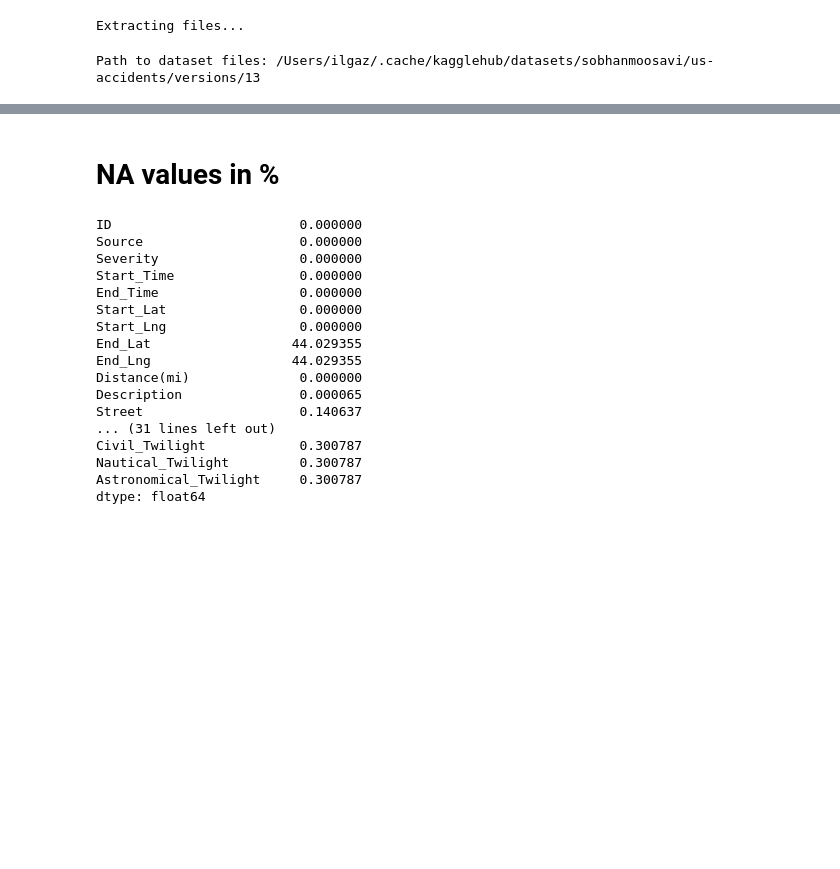
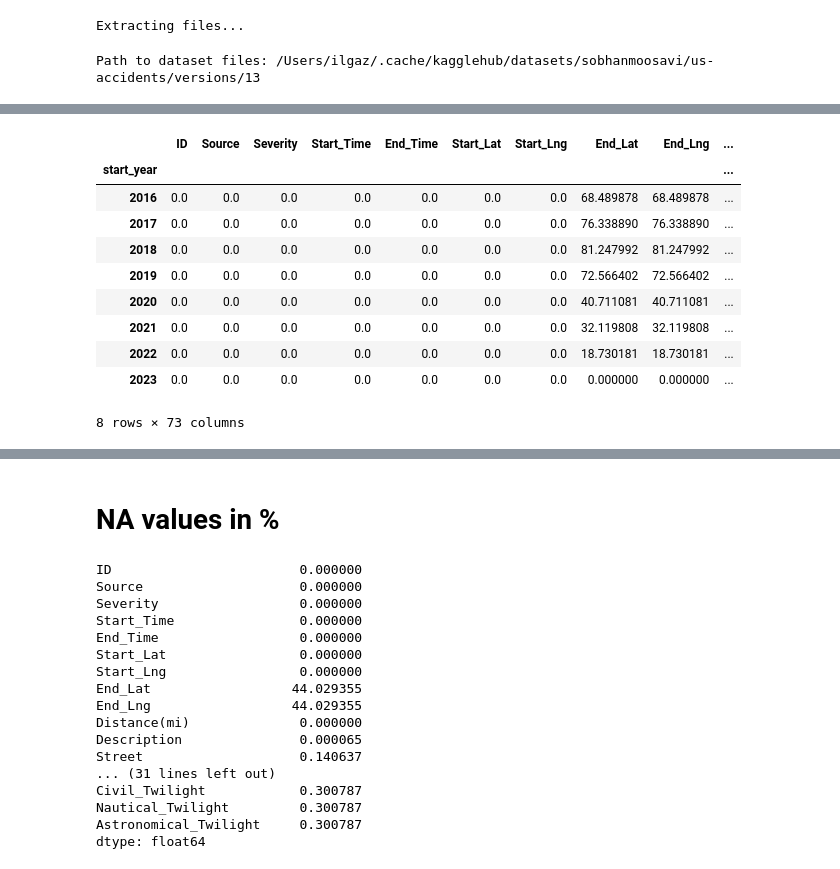
Before and after one commit to nazishatta/Accident-Severity-MLOps, a Jupyter notebook: US Accident.ipynb, the cells around one changed output, grey strips where cells are left out. Cells and saved outputs as stored; diff of their text form; code cells hidden in the pictures; blank space fills up the shorter version.

```diff
--- a/US Accident.ipynb
+++ b/US Accident.ipynb
@@ -30,0 +146,16 @@ df = pd.read_csv(full_csv_path)
+# %%
+# Missing % by year for ALL columns
+missing_by_year = df.groupby('start_year').apply(lambda x: x.isna().mean() * 100)
+missing_by_year
+# %% [output]
+|  | ID | Source | Severity | Start_Time | End_Time | Start_Lat | Start_Lng | End_Lat | End_Lng | ... |
+| start_year |  |  |  |  |  |  |  |  |  | ... |
+| 2016 | 0.0 | 0.0 | 0.0 | 0.0 | 0.0 | 0.0 | 0.0 | 68.489878 | 68.489878 | ... |
+| 2017 | 0.0 | 0.0 | 0.0 | 0.0 | 0.0 | 0.0 | 0.0 | 76.338890 | 76.338890 | ... |
+| 2018 | 0.0 | 0.0 | 0.0 | 0.0 | 0.0 | 0.0 | 0.0 | 81.247992 | 81.247992 | ... |
+| 2019 | 0.0 | 0.0 | 0.0 | 0.0 | 0.0 | 0.0 | 0.0 | 72.566402 | 72.566402 | ... |
+| 2020 | 0.0 | 0.0 | 0.0 | 0.0 | 0.0 | 0.0 | 0.0 | 40.711081 | 40.711081 | ... |
+| 2021 | 0.0 | 0.0 | 0.0 | 0.0 | 0.0 | 0.0 | 0.0 | 32.119808 | 32.119808 | ... |
+| 2022 | 0.0 | 0.0 | 0.0 | 0.0 | 0.0 | 0.0 | 0.0 | 18.730181 | 18.730181 | ... |
+| 2023 | 0.0 | 0.0 | 0.0 | 0.0 | 0.0 | 0.0 | 0.0 | 0.000000 | 0.000000 | ... |
+8 rows × 73 columns
```
Also changed, not shown: parts of 10 cells of this notebook, 16 other files.
